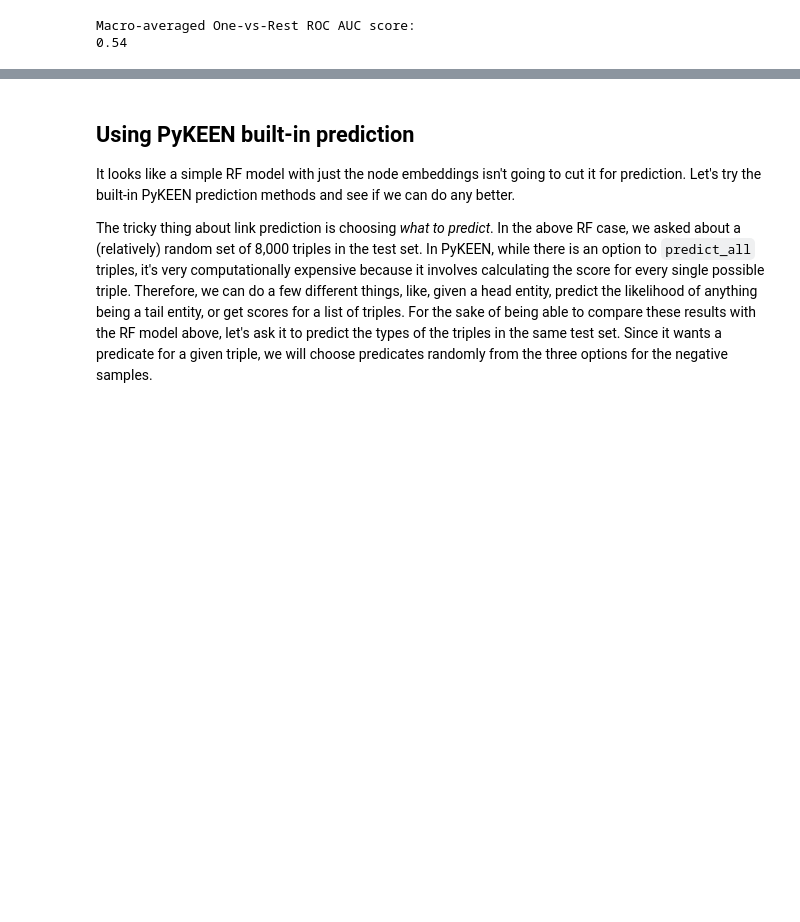
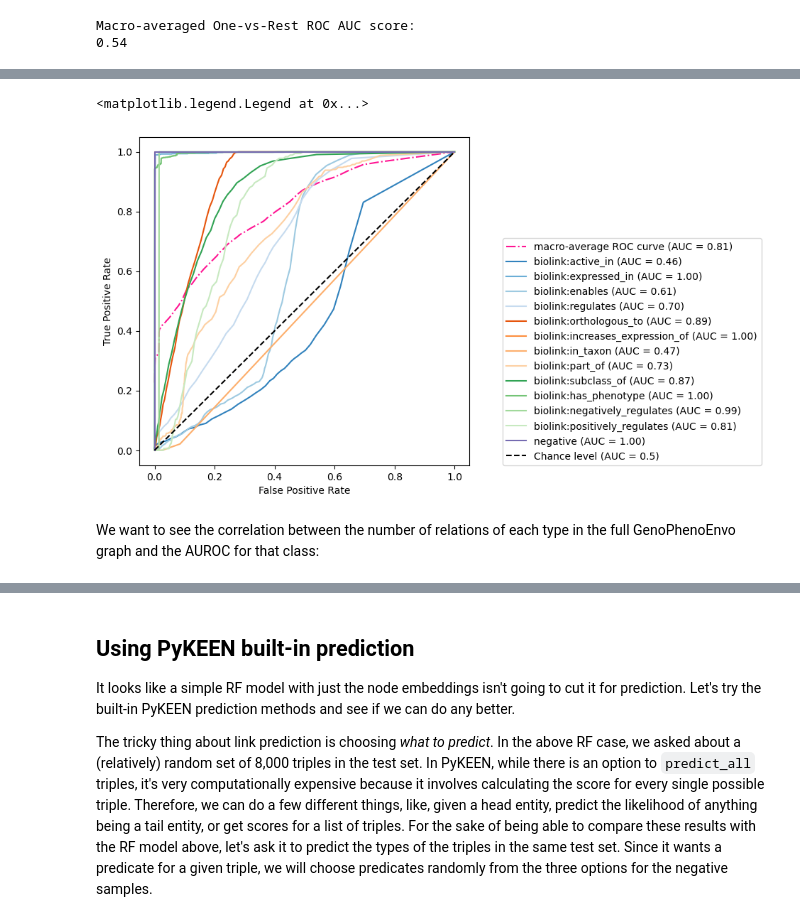
Before and after one commit to serenalotreck/literature-genes, a Jupyter notebook: notebooks/static_link_prediction.ipynb, the cells around one changed output, grey strips where cells are left out. Saved outputs shown, nothing was run; the diff lists cells and outputs as text; code cells hidden in the pictures; blank space fills up the shorter version.

```diff
--- a/notebooks/static_link_prediction.ipynb
+++ b/notebooks/static_link_prediction.ipynb
@@ -469,0 +654,2 @@ What happens to prediction if we include node labels as features in addition to
+# %%
+gpe_y_score = gpe_best_rf.predict_proba(gpe_X_test)
@@ -469,0 +701,35 @@ What happens to prediction if we include node labels as features in addition to
+# %%
+gpe_reverse_label_map = {v: k for k, v in gpe_label_map.items()}
+fig, ax = plt.subplots(figsize=(6, 6))
+
+plt.plot(
+    gpe_fpr["macro"],
+    gpe_tpr["macro"],
+    label=f"macro-average ROC curve (AUC = {gpe_roc_auc['macro']:.2f})",
+    color="deeppink",
+    linestyle="dashdot",
+)
+
+plt.rcParams["axes.prop_cycle"] = plt.cycler("color", plt.cm.tab20c.colors)
+for class_id in range(gpe_n_classes):
+    RocCurveDisplay.from_predictions(
+        gpe_y_onehot_test[:, class_id],
+        gpe_y_score[:, class_id],
+        name=gpe_reverse_label_map[class_id],
+#         color=color,
+        ax=ax,
+        plot_chance_level=(class_id == gpe_n_classes - 1),
+    )
+
+_ = ax.set(
+    xlabel="False Positive Rate",
+    ylabel="True Positive Rate",
+#     title="Extension of Receiver Operating Characteristic\nto One-vs-Rest multiclass",
+)
+
+ax.legend(loc=(1.1,0))
+# %% [output]
+<matplotlib.legend.Legend at 0x...>
+[figure, added]
+# %% [markdown]
+We want to see the correlation between the number of relations of each type in the full GenoPhenoEnvo graph and the AUROC for that class:
```
Also changed, not shown: parts of 68 cells of this notebook.
